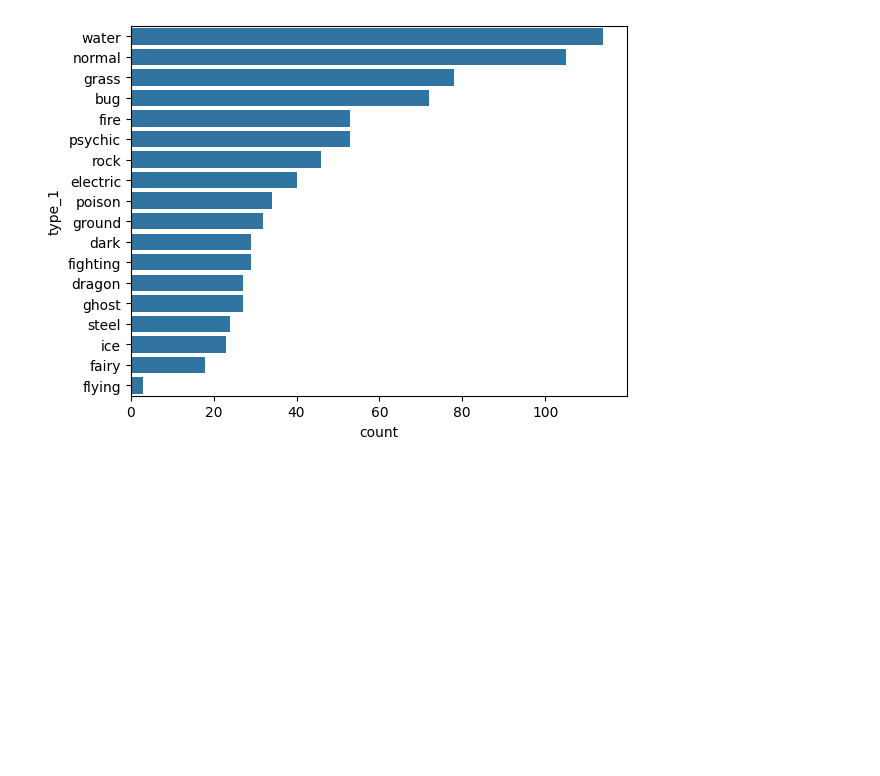
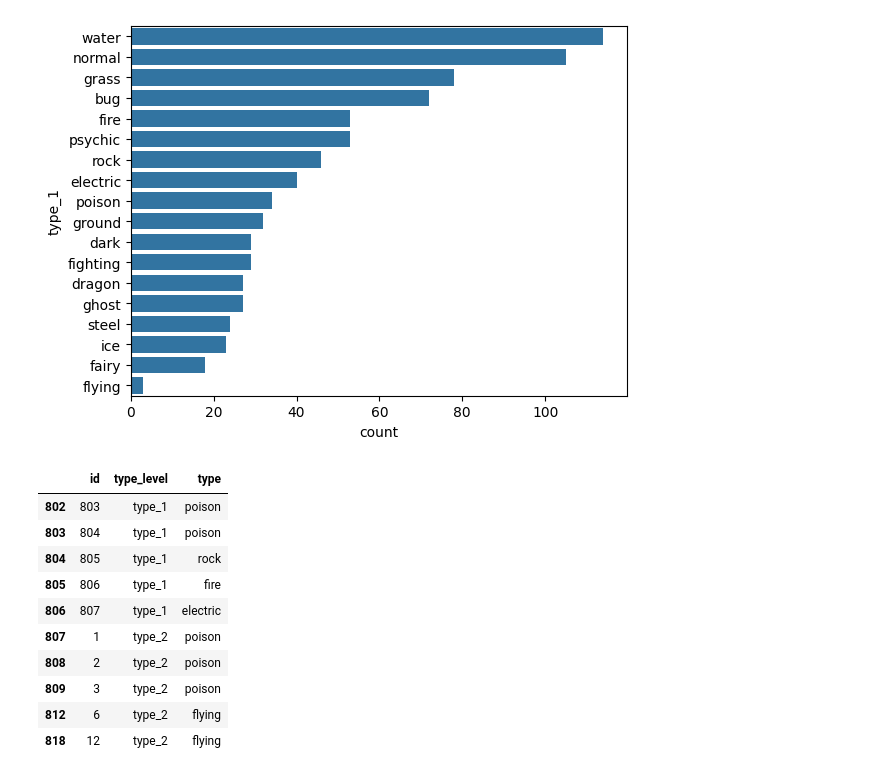
Before and after one commit to Awais-019/matplotlib-seaborn-introduction, a Jupyter notebook: index.ipynb, the cells around one changed output. Saved outputs shown, nothing was run; the diff lists cells and outputs as text; code cells hidden in the pictures; blank space fills up the shorter version.

```diff
--- a/index.ipynb
+++ b/index.ipynb
@@ -40,3 +40,18 @@ plt.xticks(rotation = 90);
 sns.countplot(data=pokemon, y='type_1', color=base_color, order=type_order);
 # %% [output]
 [figure]
+# %%
+pkmn_types = pokemon.melt(id_vars= ['id'], value_vars=['type_1', 'type_2'], var_name='type_level', value_name='type').dropna()
+pkmn_types[802:812]
+# %% [output]
+|  | id | type_level | type |
+| 802 | 803 | type_1 | poison |
+| 803 | 804 | type_1 | poison |
+| 804 | 805 | type_1 | rock |
+| 805 | 806 | type_1 | fire |
+| 806 | 807 | type_1 | electric |
+| 807 | 1 | type_2 | poison |
+| 808 | 2 | type_2 | poison |
+| 809 | 3 | type_2 | poison |
+| 812 | 6 | type_2 | flying |
+| 818 | 12 | type_2 | flying |
```
Also changed, not shown: parts of 5 cells of this notebook.
